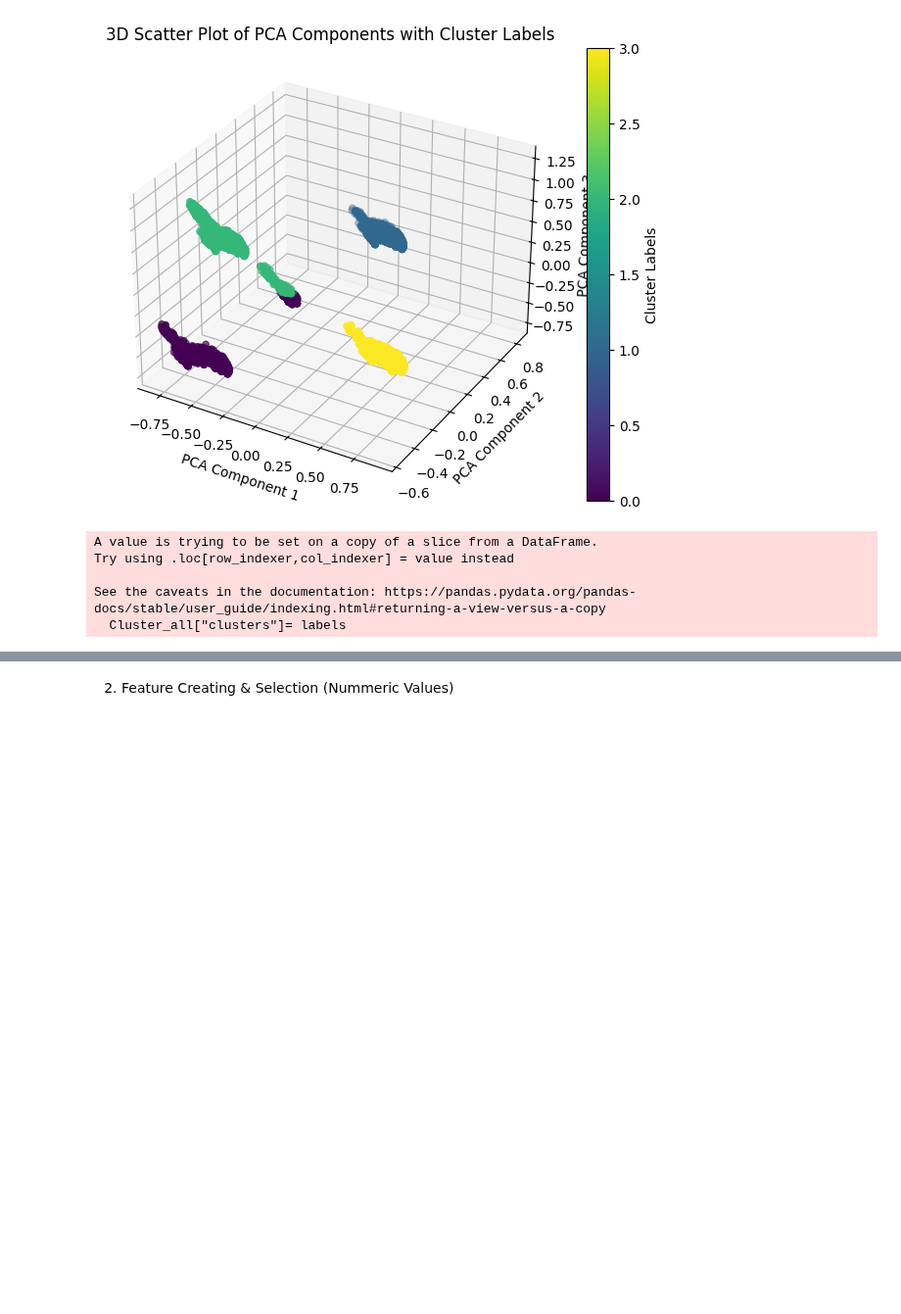
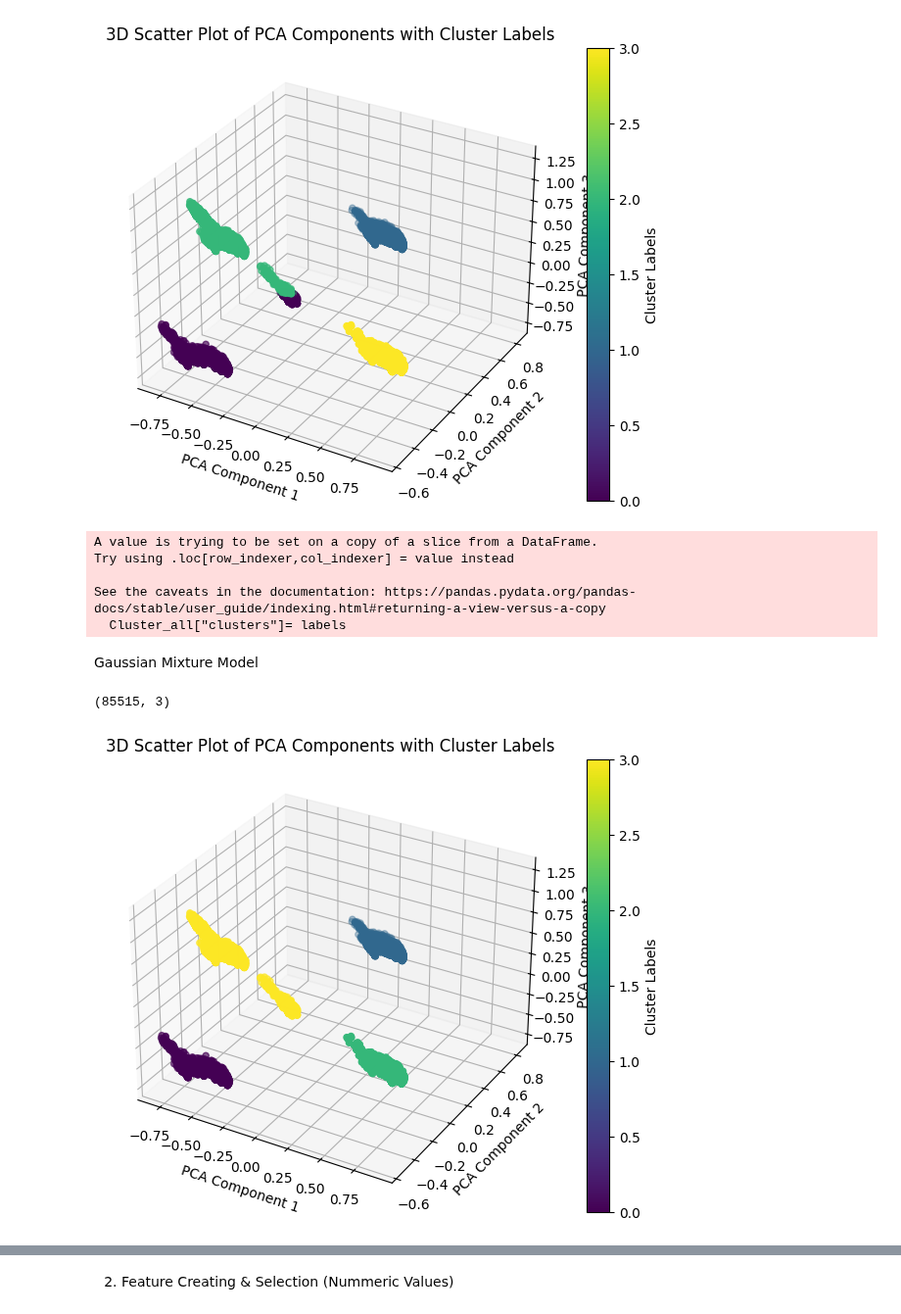
Before and after one commit to ltempfli/AAA-AIbertus-Magnus, a Jupyter notebook: tasks/03_Clustering_Analysis.ipynb, the cells around one changed output, grey strips where cells are left out. Shown at 98% size. Saved outputs shown, nothing was run; the diff lists cells and outputs as text; code cells hidden in the pictures; blank space fills up the shorter version.

```diff
--- a/tasks/03_Clustering_Analysis.ipynb
+++ b/tasks/03_Clustering_Analysis.ipynb
@@ -205,3 +135,5 @@ Cluster_all_ohe = one_hot_encoding(Cluster_all, ["hour", "weekday", "month"])
+# %%
+Cluster_all_ohe = pd.get_dummies(Cluster_all, columns=["hour", "weekday", "month"])
 # %%
 Cluster_all_ohe.head(1)
 # %% [output]
@@ -318,3 +262,35 @@ Try using .loc[row_indexer,col_indexer] = value instead
 
 See the caveats in the documentation: https://pandas.pydata.org/pandas-docs/stable/user_guide/indexing.html#returning-a-view-versus-a-copy
   Cluster_all["clusters"]= labels
+# %% [markdown]
+Gaussian Mixture Model
+# %%
+X_pca.shape
+# %% [output]
+(85515, 3)
+# %%
+from sklearn.mixture import GaussianMixture
+gmm = GaussianMixture(n_components=4).fit(X_pca)
+labels = gmm.predict(X_pca)
+# %%
+# Create a 3D scatter plot
+fig = plt.figure(figsize=(8, 6))
+ax = fig.add_subplot(111, projection='3d')
+
+# Scatter plot with color-coded clusters
+scatter = ax.scatter(X_pca[:, 0], X_pca[:, 1], X_pca[:, 2], c=labels, cmap='viridis')
+
+# Add labels and title
+ax.set_xlabel('PCA Component 1')
+ax.set_ylabel('PCA Component 2')
+ax.set_zlabel('PCA Component 3')
+ax.set_title('3D Scatter Plot of PCA Components with Cluster Labels')
+
+# Add colorbar for cluster labels
+colorbar = plt.colorbar(scatter)
+colorbar.set_label('Cluster Labels')
+
+# Display the plot
+plt.show()
+# %% [output]
+[figure, added]
```
Also changed, not shown: parts of 11 cells of this notebook.
